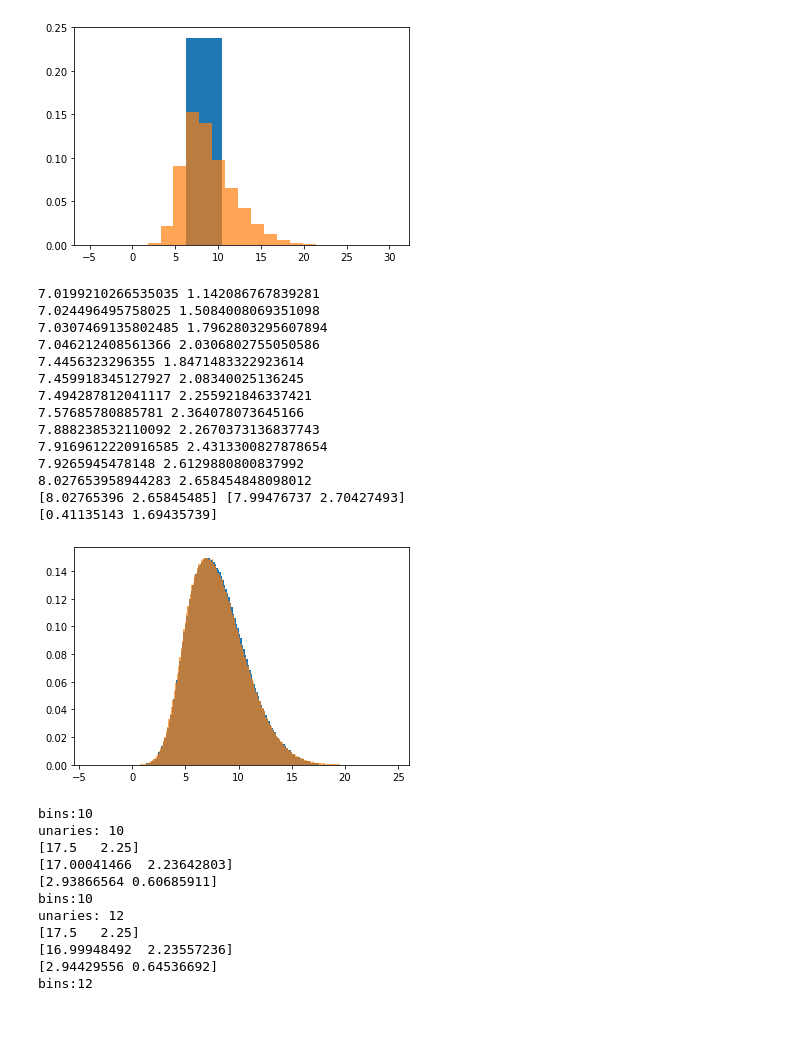
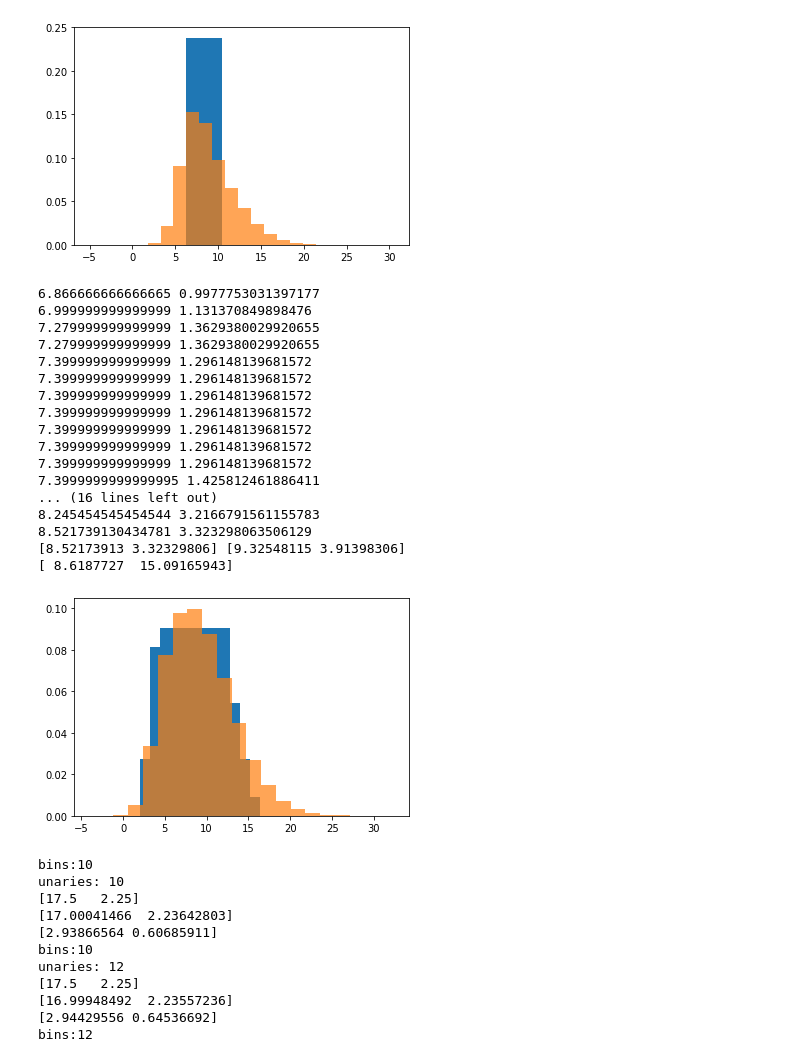
Before and after one commit to bosakad/SSTA-via-GP, a Jupyter notebook: src/gateSizing/unaryTesting.ipynb, the cells around one changed output. Cells and saved outputs as stored; diff of their text form; code cells hidden in the pictures; blank space fills up the shorter version.

```diff
--- a/src/gateSizing/unaryTesting.ipynb
+++ b/src/gateSizing/unaryTesting.ipynb
@@ -402,48 +402,51 @@ def LadderNumpyMaxConv(numberOfBins=100, numberOfUnaries=100, number_of_nodes=1,
 
     return np.array([rvs[-1].mean, rvs[-1].std]), np.array(desired[-1])
 # %%
-numberOfNodes = 12
+numberOfNodes = 30
 
-numberOfBins = 200
-numberOfUnaries = 100
+numberOfBins = 20
+numberOfUnaries = 10
 
-interval = (-4, 24)
+interval = (-4, 20)
 
 
 actual, desired = LadderNumpyMaxConv(numberOfBins, numberOfUnaries, numberOfNodes, interval=interval)
 
 # actual = np.zeros((numberOfNodes, 2))
 # desired = np.zeros((numberOfNodes, 2))
 
 # for i in range(0, numberOfNodes):
 #     actual[i, 0] = actualNonForm[i].mean
 #     actual[i, 1] = actualNonForm[i].std
 
 #     desired[i, 0] = desiredNonForm[i, 0]
 #     desired[i, 1] = desiredNonForm[i, 1]
 
 
 
 MAPE = 100 * np.abs((actual - desired) / desired)
 
 print(actual, desired)
 print(MAPE)
 # %% [output]
-7.0199210266535035 1.142086767839281
-7.024496495758025 1.5084008069351098
-7.0307469135802485 1.7962803295607894
-7.046212408561366 2.0306802755050586
-7.4456323296355 1.8471483322923614
-7.459918345127927 2.08340025136245
-7.494287812041117 2.255921846337421
-7.57685780885781 2.364078073645166
-7.888238532110092 2.2670373136837743
-7.9169612220916585 2.4313300827878654
-7.9265945478148 2.6129880800837992
-8.027653958944283 2.658454848098012
-[8.02765396 2.65845485] [7.99476737 2.70427493]
-[0.41135143 1.69435739]
+6.866666666666665 0.9977753031397177
+6.999999999999999 1.131370849898476
+7.279999999999999 1.3629380029920655
+7.279999999999999 1.3629380029920655
+7.399999999999999 1.296148139681572
+7.399999999999999 1.296148139681572
+7.399999999999999 1.296148139681572
+7.399999999999999 1.296148139681572
+7.399999999999999 1.296148139681572
+7.399999999999999 1.296148139681572
+7.399999999999999 1.296148139681572
+7.3999999999999995 1.425812461886411
+... (16 lines left out)
+8.245454545454544 3.2166791561155783
+8.521739130434781 3.323298063506129
+[8.52173913 3.32329806] [9.32548115 3.91398306]
+[ 8.6187727  15.09165943]
-[figure, old version]
+[figure, new version]
 # %%
         # HEAT MAPS
 # %%
```
Also changed, not shown: 14 other files.
